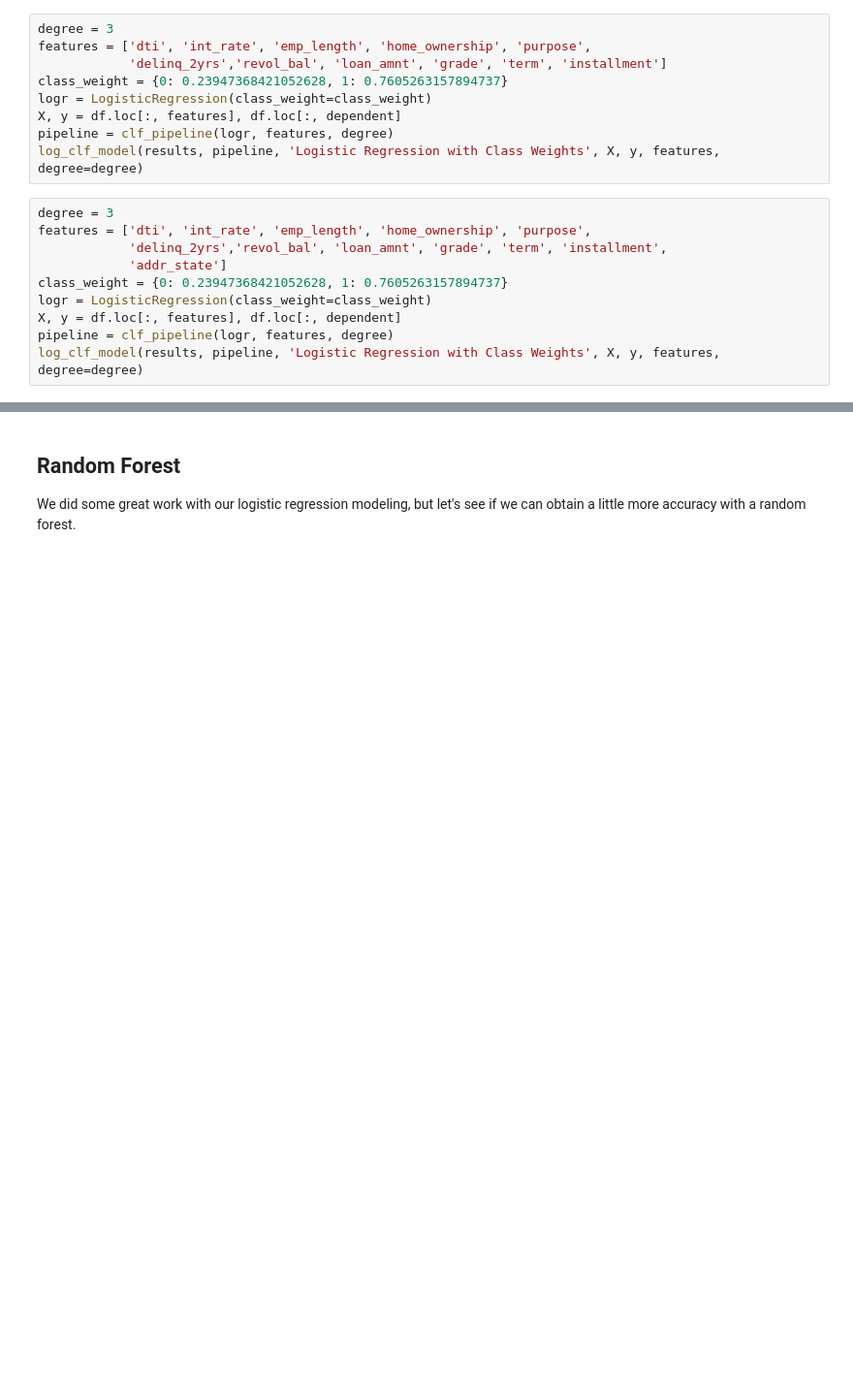
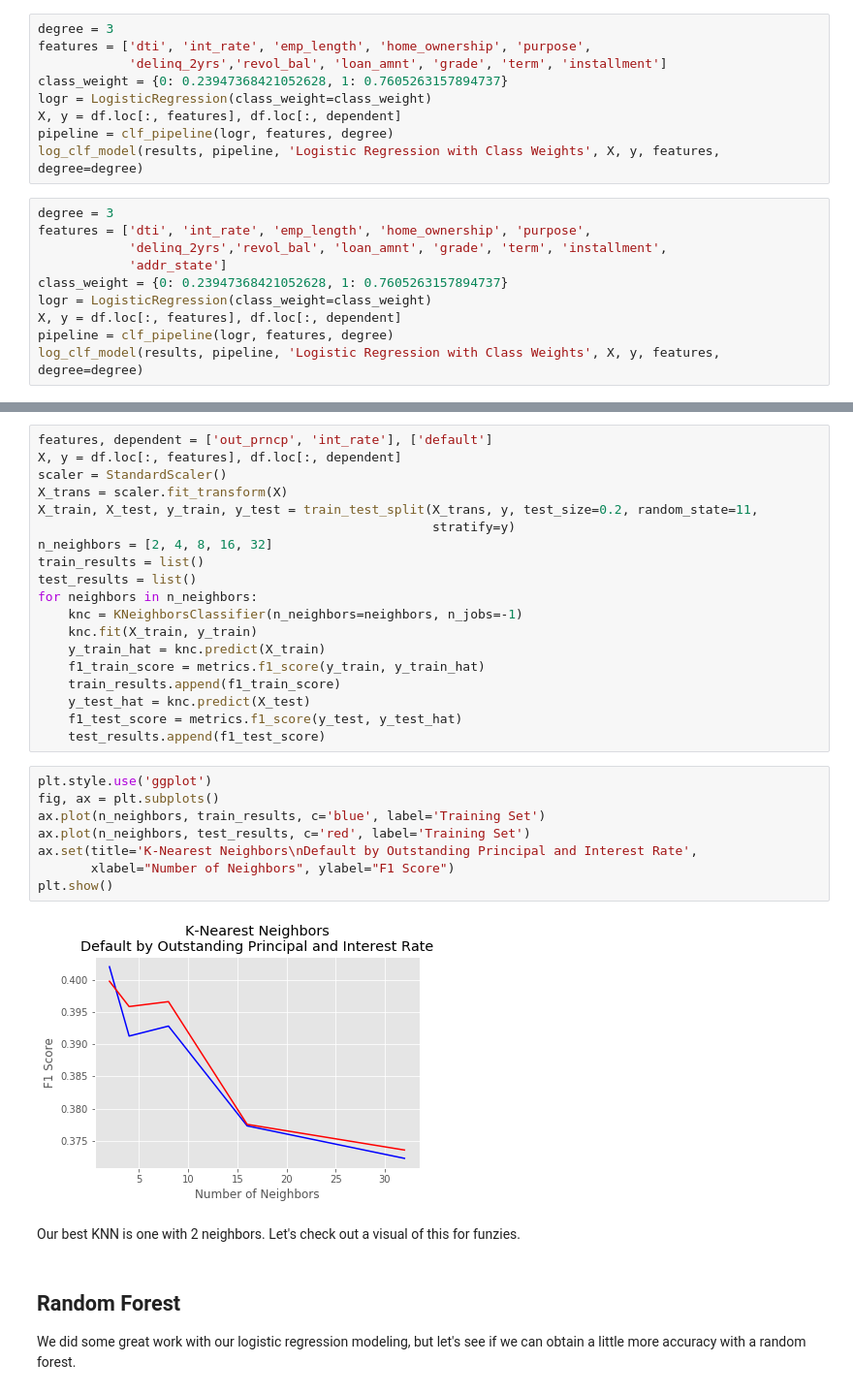
Before and after one commit to bfitzpa5/Metis_Projects, a Jupyter notebook: 03-mcnulty/mcnulty_modeling.ipynb, the cells around one changed output, grey strips where cells are left out. Shown: that part at 97% size. Saved outputs shown, nothing was run; the diff lists cells and outputs as text; blank space fills up the shorter version.

```diff
--- a/03-mcnulty/mcnulty_modeling.ipynb
+++ b/03-mcnulty/mcnulty_modeling.ipynb
@@ -433,3 +295,34 @@ log_clf_model(results, pipeline, 'Logistic Regression with Class Weights', X, y,
+# %%
+features, dependent = ['out_prncp', 'int_rate'], ['default']
+X, y = df.loc[:, features], df.loc[:, dependent]
+scaler = StandardScaler()
+X_trans = scaler.fit_transform(X)
+X_train, X_test, y_train, y_test = train_test_split(X_trans, y, test_size=0.2, random_state=11,
+                                                    stratify=y)
+n_neighbors = [2, 4, 8, 16, 32]
+train_results = list()
+test_results = list()
+for neighbors in n_neighbors:
+    knc = KNeighborsClassifier(n_neighbors=neighbors, n_jobs=-1)
+    knc.fit(X_train, y_train)
+    y_train_hat = knc.predict(X_train)
+    f1_train_score = metrics.f1_score(y_train, y_train_hat)
+    train_results.append(f1_train_score)
+    y_test_hat = knc.predict(X_test)
+    f1_test_score = metrics.f1_score(y_test, y_test_hat)
+    test_results.append(f1_test_score)
+# %%
+plt.style.use('ggplot')
+fig, ax = plt.subplots()
+ax.plot(n_neighbors, train_results, c='blue', label='Training Set')
+ax.plot(n_neighbors, test_results, c='red', label='Training Set')
+ax.set(title='K-Nearest Neighbors\nDefault by Outstanding Principal and Interest Rate',
+       xlabel="Number of Neighbors", ylabel="F1 Score")
+plt.show()
+# %% [output]
+[figure, added]
+# %% [markdown]
+Our best KNN is one with 2 neighbors. Let's check out a visual of this for funzies.
 # %% [markdown]
 ## Random Forest
 
```
Also changed, not shown: parts of 16 cells of this notebook, 1 other file.
